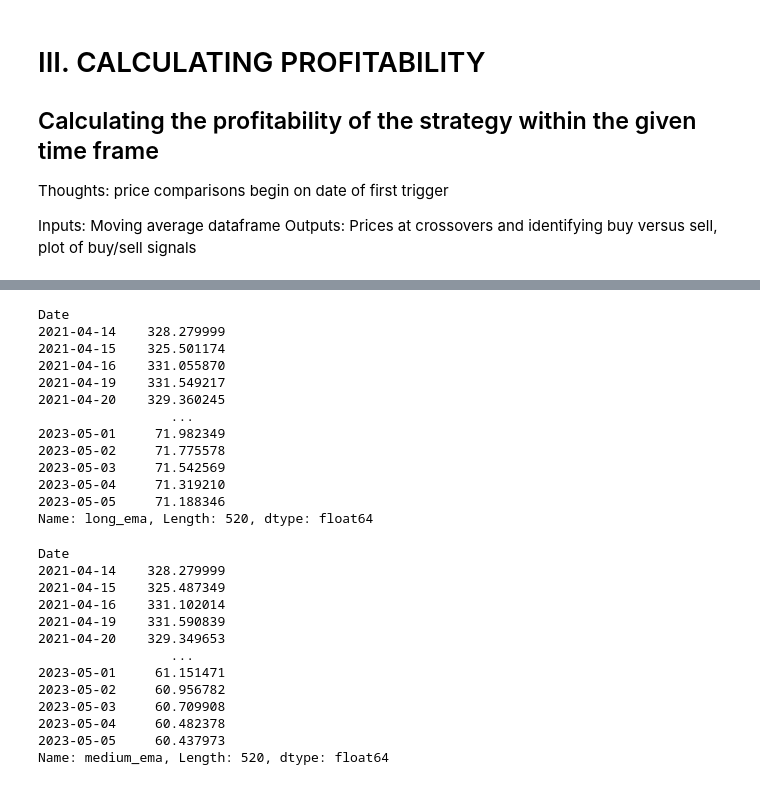
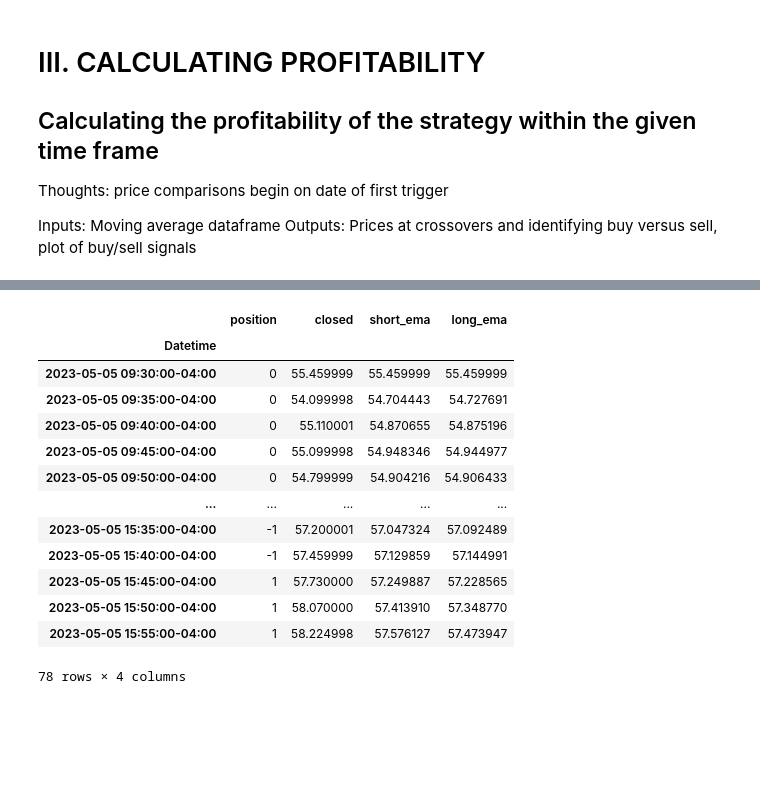
Before and after one commit to rolvera05/CrossoverPro, a Jupyter notebook: source.ipynb, the cells around one changed output, grey strips where cells are left out. Drawn from its saved outputs; the diff is of its cells as text; code cells hidden in the pictures; blank space fills up the shorter version.

```diff
--- a/source.ipynb
+++ b/source.ipynb
@@ -265,32 +240,0 @@ Name: short_ema, Length: 520, dtype: float64
-# %%
-signals['long_ema']
-# %% [output]
-Date
-2021-04-14    328.279999
-2021-04-15    325.501174
-2021-04-16    331.055870
-2021-04-19    331.549217
-2021-04-20    329.360245
-                 ...
-2023-05-01     71.982349
-2023-05-02     71.775578
-2023-05-03     71.542569
-2023-05-04     71.319210
-2023-05-05     71.188346
-Name: long_ema, Length: 520, dtype: float64
-# %%
-signals['medium_ema']
-# %% [output]
-Date
-2021-04-14    328.279999
-2021-04-15    325.487349
-2021-04-16    331.102014
-2021-04-19    331.590839
-2021-04-20    329.349653
-                 ...
-2023-05-01     61.151471
-2023-05-02     60.956782
-2023-05-03     60.709908
-2023-05-04     60.482378
-2023-05-05     60.437973
-Name: medium_ema, Length: 520, dtype: float64
@@ -296,0 +243,17 @@ Name: medium_ema, Length: 520, dtype: float64
+# %%
+ signals
+# %% [output]
+|  | position | closed | short_ema | long_ema |
+| Datetime |  |  |  |  |
+| 2023-05-05 09:30:00-04:00 | 0 | 55.459999 | 55.459999 | 55.459999 |
+| 2023-05-05 09:35:00-04:00 | 0 | 54.099998 | 54.704443 | 54.727691 |
+| 2023-05-05 09:40:00-04:00 | 0 | 55.110001 | 54.870655 | 54.875196 |
+| 2023-05-05 09:45:00-04:00 | 0 | 55.099998 | 54.948346 | 54.944977 |
+| 2023-05-05 09:50:00-04:00 | 0 | 54.799999 | 54.904216 | 54.906433 |
+| ... | ... | ... | ... | ... |
+| 2023-05-05 15:35:00-04:00 | -1 | 57.200001 | 57.047324 | 57.092489 |
+| 2023-05-05 15:40:00-04:00 | -1 | 57.459999 | 57.129859 | 57.144991 |
+| 2023-05-05 15:45:00-04:00 | 1 | 57.730000 | 57.249887 | 57.228565 |
+| 2023-05-05 15:50:00-04:00 | 1 | 58.070000 | 57.413910 | 57.348770 |
+| 2023-05-05 15:55:00-04:00 | 1 | 58.224998 | 57.576127 | 57.473947 |
+78 rows × 4 columns
```
Also changed, not shown: parts of 34 cells of this notebook.
